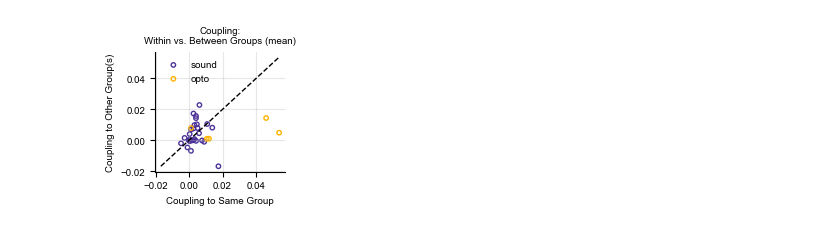
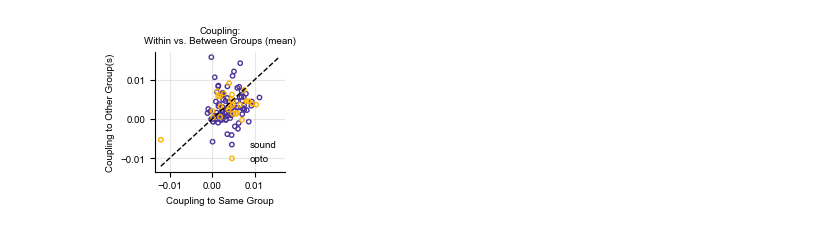
Before and after one commit to constanzabassi/GLM-analysis, a Jupyter notebook: notebooks/quick_glm_model_comparison.ipynb, the cells around one changed output. Drawn from its saved outputs; the diff is of its cells as text; code cells hidden in the pictures.

```diff
--- a/notebooks/quick_glm_model_comparison.ipynb
+++ b/notebooks/quick_glm_model_comparison.ipynb
@@ -38,11 +187,11 @@ mouse_id = 4
 
 # opto_neurons = [n - 1 for n in opto_neurons]  # 0-indexed
 # %%
-sound_neurons = [8, 11, 17, 21, 22, 23, 24, 29, 32, 37, 43, 44, 54, 55, 56, 57,
-          64, 73, 74, 75, 80, 85, 90, 91, 96, 100, 108, 109, 110, 112, 113,
-          128, 130, 131, 135, 136, 145, 147, 148, 150, 154, 158, 160, 171,
-          173, 175, 176, 177, 178, 179, 186, 189, 196, 201, 203, 211, 213,
-          217, 219, 220, 222, 226, 228, 234, 236, 241, 244, 252] #HE
+# sound_neurons = [8, 11, 17, 21, 22, 23, 24, 29, 32, 37, 43, 44, 54, 55, 56, 57,
+#           64, 73, 74, 75, 80, 85, 90, 91, 96, 100, 108, 109, 110, 112, 113,
+#           128, 130, 131, 135, 136, 145, 147, 148, 150, 154, 158, 160, 171,
+#           173, 175, 176, 177, 178, 179, 186, 189, 196, 201, 203, 211, 213,
+#           217, 219, 220, 222, 226, 228, 234, 236, 241, 244, 252] #HE
 
 # [7, 14, 18, 23, 29, 33, 34, 36, 37, 39, 43, 45, 46, 52, 53, 55,
 #           56, 57, 58, 60, 63, 67, 73, 74, 85, 86, 88, 89, 90, 94, 97, 98,
@@ -56,16 +205,37 @@ sound_neurons = [8, 11, 17, 21, 22, 23, 24, 29, 32, 37, 43, 44, 54, 55, 56, 57,
 #           327, 329, 333, 339, 340, 341, 342, 343, 348, 351, 352, 359, 360,
 #           361, 362, 363, 364, 365, 366, 367, 368, 371, 375, 377, 381] #ha10
 
-sound_neurons =[6, 17, 18, 33, 40, 47, 48, 49, 54, 64, 70, 72, 74, 81, 82,
-                 101, 103, 105, 107, 112, 123, 124, 133, 137, 139, 141,
-                 148, 155, 156] #HA1
+# sound_neurons =[6, 17, 18, 33, 40, 47, 48, 49, 54, 64, 70, 72, 74, 81, 82,
+#                  101, 103, 105, 107, 112, 123, 124, 133, 137, 139, 141,
+#                  148, 155, 156] #HA1
+
+sound_neurons = [1, 6, 8, 9, 29, 35, 45, 46, 49, 51, 55, 64, 66, 68, 81, 82, 83, 84,
+          86, 87, 92, 97, 98, 100, 103, 106, 112, 118, 120, 122, 123, 125,
+          128, 129, 130, 132, 134, 135, 138, 139, 140, 141, 143, 146, 152,
+          154, 159, 164, 167, 168, 173, 179, 190, 191, 194, 195, 203, 204,
+          210, 211, 213, 214, 227, 241, 245, 248, 249, 250, 252, 256, 258,
+          263, 267, 269, 276, 278, 279, 283, 288, 289, 291, 298, 299, 300,
+          302, 303, 304, 314, 316, 317, 322, 323, 334, 335, 348, 352, 354,
+          359, 361, 363, 366, 374, 377, 385]
+
+sound_neurons = [11, 12, 13, 15, 26, 29, 35, 40, 41, 43, 44, 46, 48, 53, 57, 59, #HE4-1L1R 2023-08-21
+          71, 77, 82, 85, 98, 100, 102, 103, 110, 114, 115, 117, 120, 127,
+          131, 134, 136, 139, 141, 142, 143, 146, 149, 152, 154, 155, 160,
+          162, 164, 169, 170, 172, 179, 188, 192, 193, 195, 204, 208, 211,
+          215, 219, 221, 224, 225, 228, 230, 231, 235, 236, 237, 239, 243,
+          257, 258, 265, 266, 270, 276, 277, 280, 282, 283, 293, 295, 298,
+          308, 316, 318, 321]
 
 sound_neurons = [n - 1 for n in sound_neurons]  # 0-indexed
 
-opto_neurons = [9, 62, 66, 70, 116, 118, 129, 161, 165, 185, 214, 215] #HE
+opto_neurons = [78,171,187,257]#HA11   #[9, 62, 66, 70, 116, 118, 129, 161, 165, 185, 214, 215] #HE
 # [6, 9, 32, 38, 160, 182, 213, 215, 221, 287, 295,
 #           330, 331, 332, 337] #HA10
-opto_neurons = [22, 45, 76, 80, 116] #HA1
+# opto_neurons = [22, 45, 76, 80, 116] #HA1
+
+opto_neurons = [1, 17, 21, 38, 61, 78, 96, 135, 165, 175, 176, 191,
+          194, 199, 207, 233, 245, 247, 259, 274, 287, 296,
+          302, 306, 307, 326]
 opto_neurons = [n - 1 for n in opto_neurons]  # 0-indexed
 # %%
 def load_GLM_results_cluster(save_directory, save_string, neuron_ids=None):
@@ -368,32 +538,32 @@ def scatter_within_between_coupling(
     plt.tight_layout()
     plt.tight_layout()
     if save_path:
         plt.savefig(save_path,  dpi=300) #bbox_inches='tight',
     plt.show()
 
     return all_df
 
 
 
 predictor_groups = {
     'sound': sound_neurons,
     'opto': opto_neurons,
 }
 
 group_colors = {
     'sound': (0.3, 0.2, 0.6), #'purple',
     'opto':  (1, 0.7, 0)#'gold' ## cyan (0.3, 0.8, 1.0)
 }
 mode = 'mean'
 df = scatter_within_between_coupling(
     model_output_all=model_output_all,
     predictor_groups=predictor_groups,
     group_colors=group_colors,
     groups_to_plot=['sound', 'opto'],
     mode = mode,
     title=f'Coupling:\nWithin vs. Between Groups ({mode})',
     figsize = (2,2),
-    save_path = f'W:\Connie/results\Bassi2025\glm_coupling/all_neuron_coupling/{animalID}_{date}_opto_vs_sound_scatter_{mode}_passive.pdf'
+    save_path = f'W:\Connie/results\Bassi2025\glm_coupling/all_neuron_coupling/{animalID}_{date}_opto_vs_sound_scatter_{mode}.pdf'
 )
 # %% [output]
-[figure, old version]
+[figure, new version]
```
Also changed, not shown: parts of 20 cells of this notebook, 3 other files.
